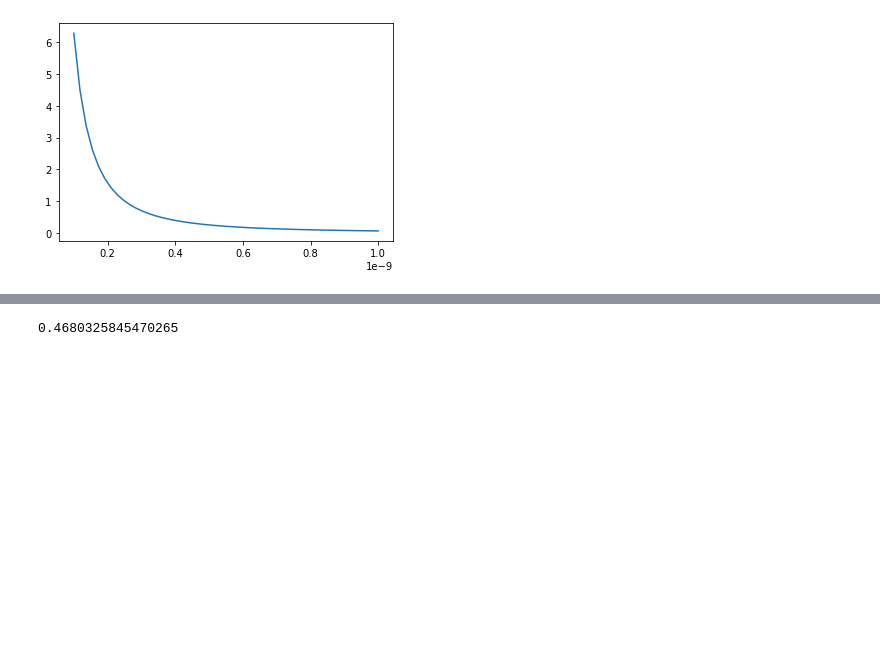
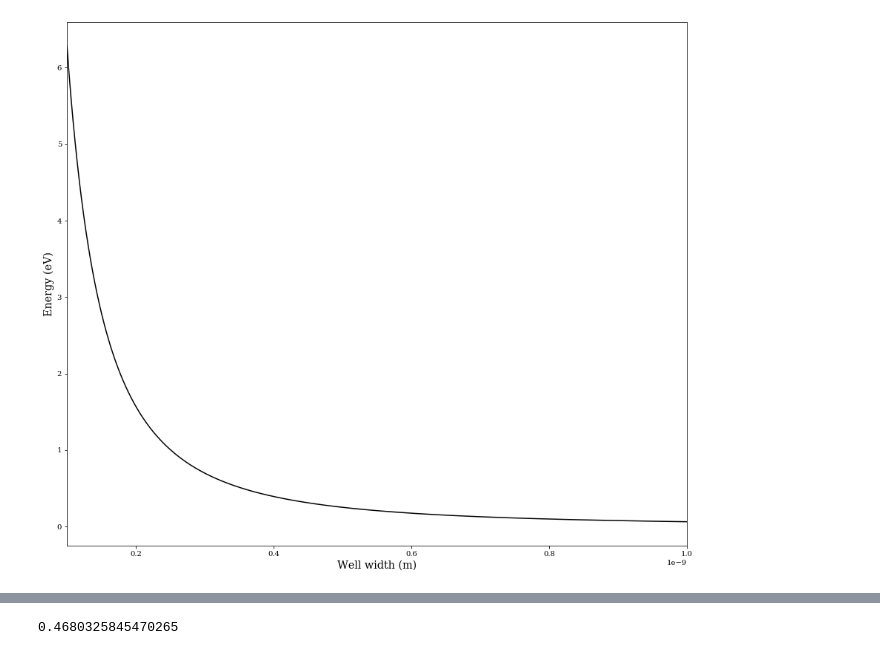
Before and after one commit to AntonGashi/QuantumWellsLab, a Jupyter notebook: Quantum Wells Lab.ipynb, the cells around one changed output, grey strips where cells are left out. Drawn from its saved outputs; the diff is of its cells as text; code cells hidden in the pictures; blank space fills up the shorter version.

```diff
--- a/Quantum Wells Lab.ipynb
+++ b/Quantum Wells Lab.ipynb
@@ -38,14 +68,18 @@ plt.show()
 # %%
 ### Question 3i ###
 
 h = 6.63e-34
 m_0 = 9.11e-31
-a = np.linspace(1e-10,1e-9)
+a = np.linspace(1e-10,1e-9,10000)
 m_e = 0.06*m_0
 E_0 = (h**2)/(8*m_e*(a**2))/1.6e-17
-
-plt.plot(a,E_0)
+plt.rcParams["font.family"] = "serif"
+plt.plot(a,E_0,'k')
+plt.xlabel(r'Well width (m)',fontsize='x-large')
+plt.ylabel(r'Energy (eV)',fontsize='x-large')
+plt.xlim(1e-10,1e-9)
+plt.savefig(r'C:\Users\anton\OneDrive\Desktop\UNI\Third Year\PH 390 Experimental Physics\QW Lab\savefig\question3i.jpeg',dpi=500)
 plt.show()
 # %% [output]
-[figure, old version]
+[figure, new version]
 # %%
```
Also changed, not shown: parts of 7 cells of this notebook.
